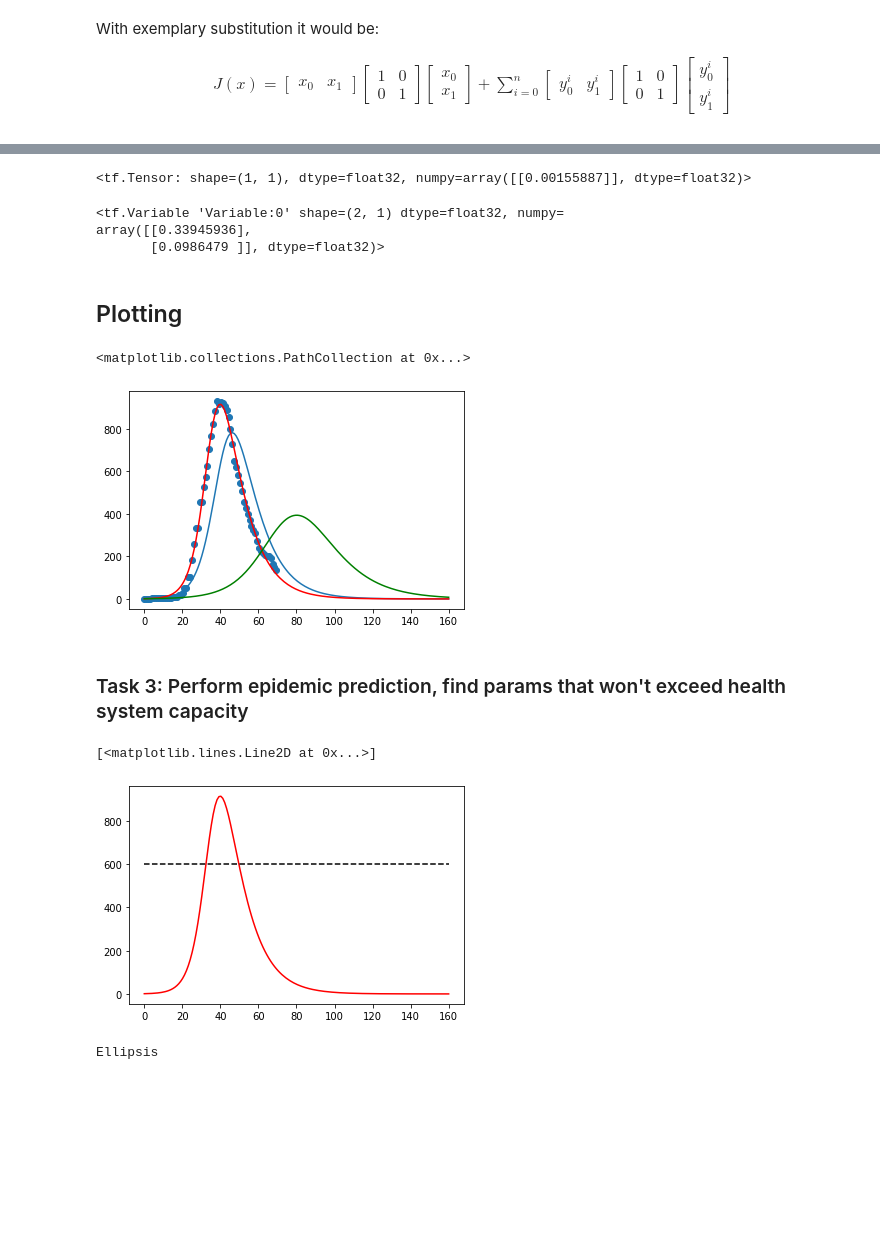
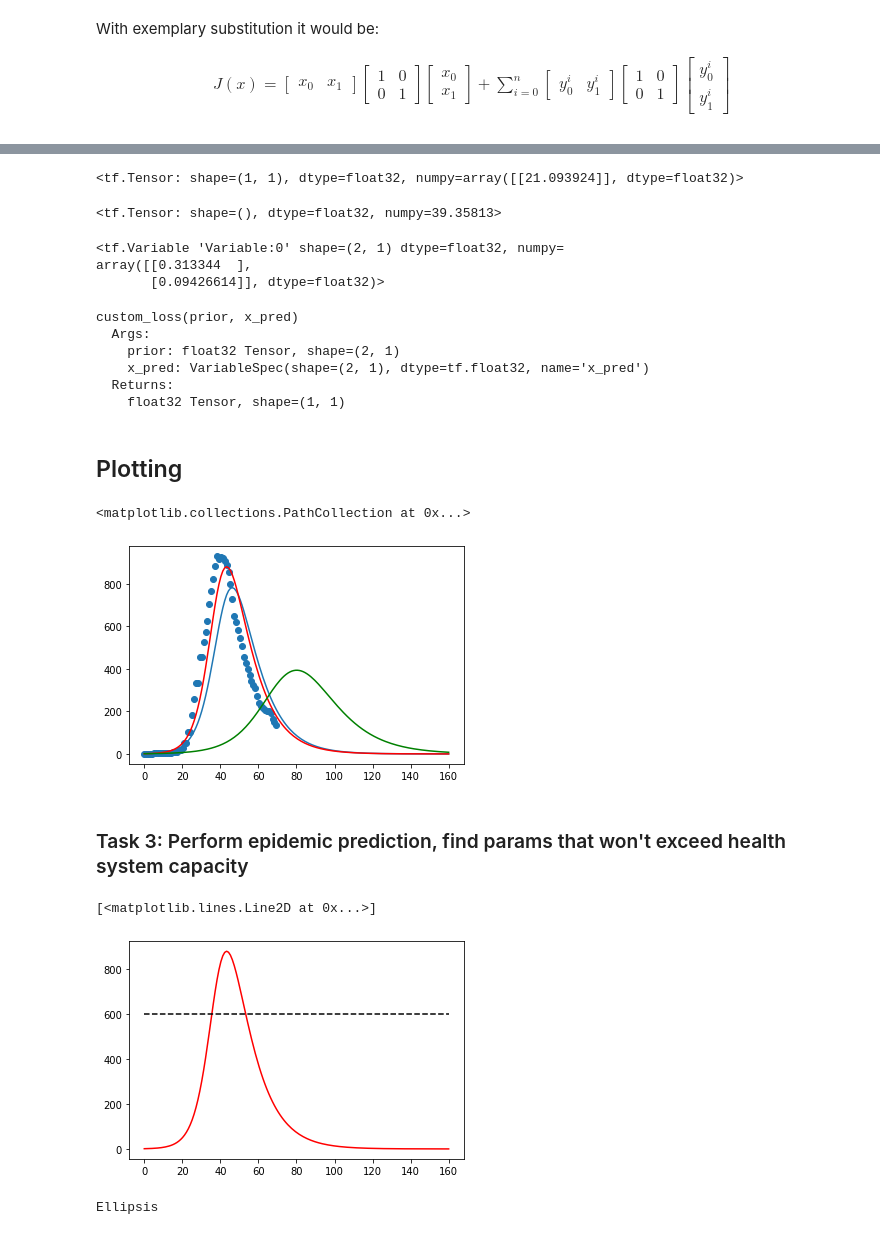
Before and after one commit to mtsokol/epidemic-modelling-workshop, a Jupyter notebook: Lab-part-2.ipynb, the cells around one changed output, grey strips where cells are left out. Drawn from its saved outputs; the diff is of its cells as text; code cells hidden in the pictures; blank space fills up the shorter version.

```diff
--- a/Lab-part-2.ipynb
+++ b/Lab-part-2.ipynb
@@ -77,10 +77,10 @@ days = 160
 t = np.linspace(0, days, days)
 dt = 1.
 # %%
-initial_weights = tf.constant([[0.2],[0.1]])
 prior = tf.constant([[0.3],[0.1]])
-B_inv = tf.eye(2)
-R_inv = tf.eye(1)
+trainable_weights = tf.Variable([[0.2],[0.1]]) # posterior
+B_inv = tf.eye(2) * 100000.
+R_inv = tf.eye(1) * 0.00005
 # %%
 def model_I(deriv, y0, dt, steps, N, beta, gamma):
     _, I, _ = euler(deriv, y0, dt, steps, N, beta, gamma)
@@ -176,34 +176,47 @@ Epoch 200/200
 # %%
-tf.transpose(model.weights[0]-prior) @ B_inv @ (model.weights[0]-prior)
+tf.transpose(trainable_weights-prior) @ B_inv @ (trainable_weights-prior)
 # %% [output]
-<tf.Tensor: shape=(1, 1), dtype=float32, numpy=array([[0.00155887]], dtype=float32)>
+<tf.Tensor: shape=(1, 1), dtype=float32, numpy=array([[21.093924]], dtype=float32)>
-# %%
-model.weights[0]
-# %% [output]
-<tf.Variable 'Variable:0' shape=(2, 1) dtype=float32, numpy=
-array([[0.33945936],
-       [0.0986479 ]], dtype=float32)>
+# %%
+tf.reduce_sum(tf.transpose(y-model_x(trainable_weights),perm=[0,2,1]) @ R_inv @ (y-model_x(trainable_weights)))
+# %% [output]
+<tf.Tensor: shape=(), dtype=float32, numpy=39.35813>
+# %%
+trainable_weights
+# %% [output]
+<tf.Variable 'Variable:0' shape=(2, 1) dtype=float32, numpy=
+array([[0.313344  ],
+       [0.09426614]], dtype=float32)>
+# %%
+print(custom_loss.pretty_printed_concrete_signatures())
+# %% [output]
+custom_loss(prior, x_pred)
+  Args:
+    prior: float32 Tensor, shape=(2, 1)
+    x_pred: VariableSpec(shape=(2, 1), dtype=tf.float32, name='x_pred')
+  Returns:
+    float32 Tensor, shape=(1, 1)
 # %% [markdown]
 ## Plotting
 # %%
 fig, ax = plt.subplots()
 ax.plot(t, tf.squeeze(model_x(prior, horizon=days)))
-ax.plot(t, tf.squeeze(model_x(model.weights[0], horizon=days)), color='r')
+ax.plot(t, tf.squeeze(model_x(trainable_weights, horizon=days)), color='r')
 ax.plot(t, tf.squeeze(raw), color='g')
 ax.scatter(t[:70], tf.squeeze(y))
 # %% [output]
 <matplotlib.collections.PathCollection at 0x...>
-[figure, old version]
+[figure, new version]
 # %% [markdown]
 ### Task 3: Perform epidemic prediction, find params that won't exceed health system capacity
 # %%
 fig, ax = plt.subplots()
 health_sys_cap = 600
-ax.plot(t, tf.squeeze(model_x(model.weights[0], horizon=days)), color='r')
+ax.plot(t, tf.squeeze(model_x(trainable_weights, horizon=days)), color='r')
 ax.plot(t, [health_sys_cap for _ in t], '--k')
 # %% [output]
 [<matplotlib.lines.Line2D at 0x...>]
-[figure, old version]
+[figure, new version]
 # %%
 ...
 # %% [output]
```
Also changed, not shown: parts of 11 cells of this notebook, 1 other file.
